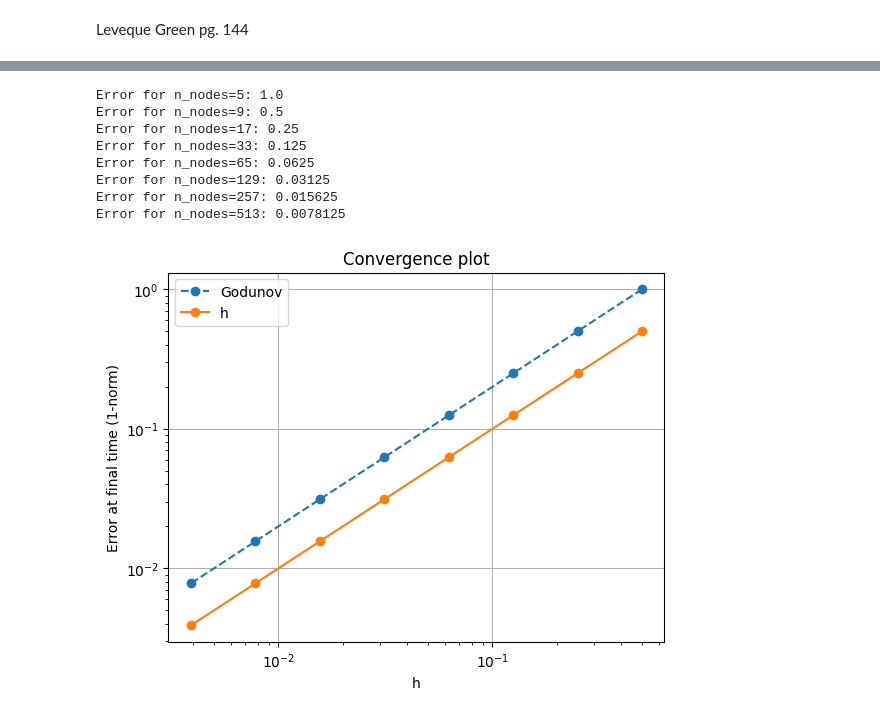
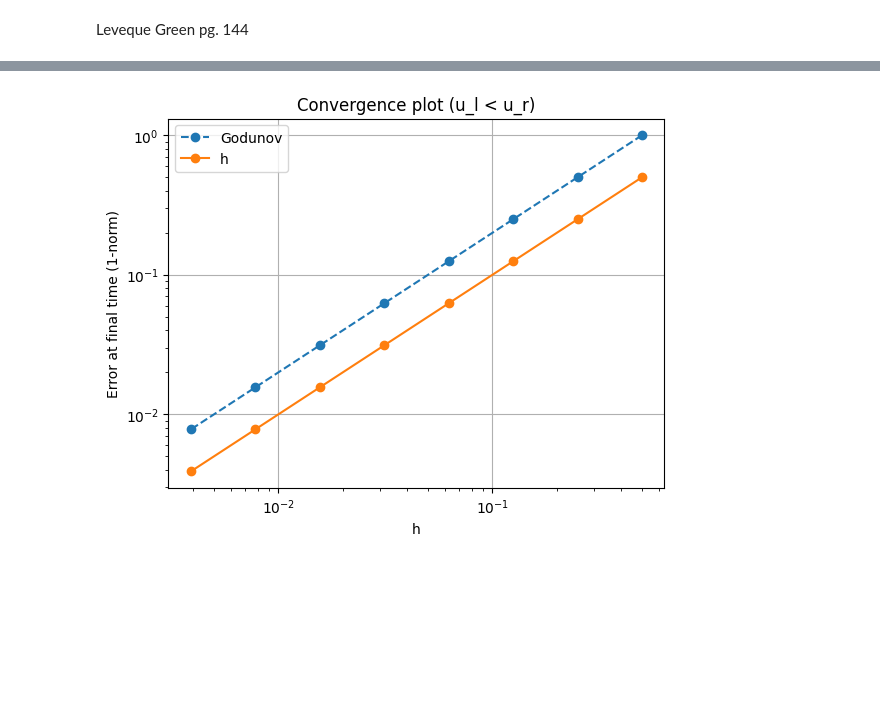
Before and after one commit to c-g-well/FiniteVolume, a Jupyter notebook: projectExperiment.ipynb, the cells around one changed output, grey strips where cells are left out. Saved outputs shown, nothing was run; the diff lists cells and outputs as text; code cells hidden in the pictures; blank space fills up the shorter version.

```diff
--- a/projectExperiment.ipynb
+++ b/projectExperiment.ipynb
@@ -649,73 +348,53 @@ plt.show()
 # %%
-#Def for burgers equation
-
-
-# mesh generator function
-def mesh_generator_1d(x_l, x_r, n_nodes):
-    h = (x_r - x_l) / (n_nodes - 1)
-    x_coords = np.linspace(x_l, x_r, n_nodes)
-    return h, x_coords
-
 # initial condition function g(x)
 def g(x):
     return np.where(x <= 0, 1, 3)
 
 # exact solution function f(x, t)
 def f_exact(x, t):
     return np.where(x <= 2*t, 1, 3)
 
-# flux function for burgers
-def flux(q):
-    return np.power(q,2)/2
 
 
 
 
 # Perform the convergence analysis
 errors = []
 h_val = []
 
+# Parameters
 T = 0.25     #final time
 c = 2 #speed for burgers
 x_r  = 1
 x_l = -1
 
 
 k_values = range(2, 10)
 for k in k_values:
     n_nodes = 2 ** k + 1
     h, x = mesh_generator_1d(x_l, x_r, n_nodes)
-    u, x_coords = godunov_solver(n_nodes, T)
+    u, x_coords = godunov_solver(n_nodes, T, h, x)
     # Calculate the error as the 1-norm between u and the exact solution
     error = np.linalg.norm(u - f_exact(x_coords, T), ord=1)
     # h = (x_r - x_l) / (n_nodes - 1)
     errors.append(error*h)
     h_val.append(h)
 
-# Display the errors
-for i, error in enumerate(errors):
-    print(f"Error for n_nodes={2 ** k_values[i] + 1}: {error}")
+# # Display the errors
+# for i, error in enumerate(errors):
+#     print(f"Error for n_nodes={2 ** k_values[i] + 1}: {error}")
+
+# Generate the convergence plot
+plt.figure()
+plt.loglog(h_val, errors, 'o--', label = 'Godunov')
+plt.loglog(h_val, h_val, 'o-', label = 'h')
+
+plt.xlabel('h')
+plt.ylabel('Error at final time (1-norm)')
+plt.title('Convergence plot (u_l < u_r)')
+plt.legend()
+plt.grid(True)
+plt.show()
 # %% [output]
-Error for n_nodes=5: 1.0
-Error for n_nodes=9: 0.5
-Error for n_nodes=17: 0.25
-Error for n_nodes=33: 0.125
-Error for n_nodes=65: 0.0625
-Error for n_nodes=129: 0.03125
-Error for n_nodes=257: 0.015625
-Error for n_nodes=513: 0.0078125
+[figure, added]
-# %%
-# Generate the convergence plot
-plt.figure()
-plt.loglog(h_val, errors, 'o--', label = 'Godunov')
-plt.loglog(h_val, h_val, 'o-', label = 'h')
-
-plt.xlabel('h')
-plt.ylabel('Error at final time (1-norm)')
-plt.title('Convergence plot')
-plt.legend()
-plt.grid(True)
-plt.show()
-# %% [output]
-[figure, removed]
 # %%
```
Also changed, not shown: parts of 17 cells of this notebook.
